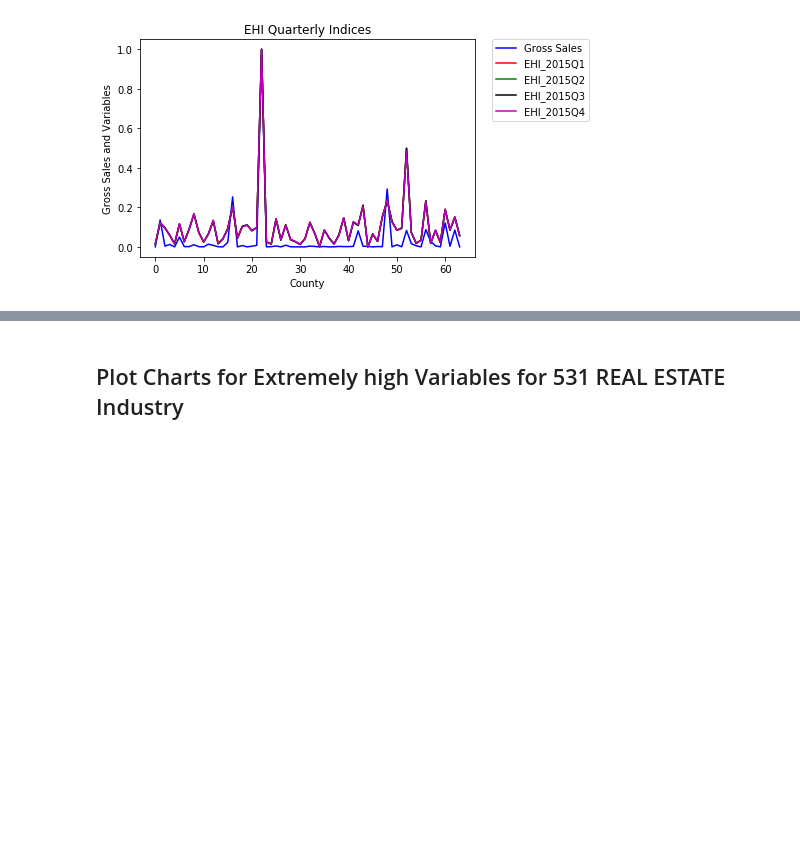
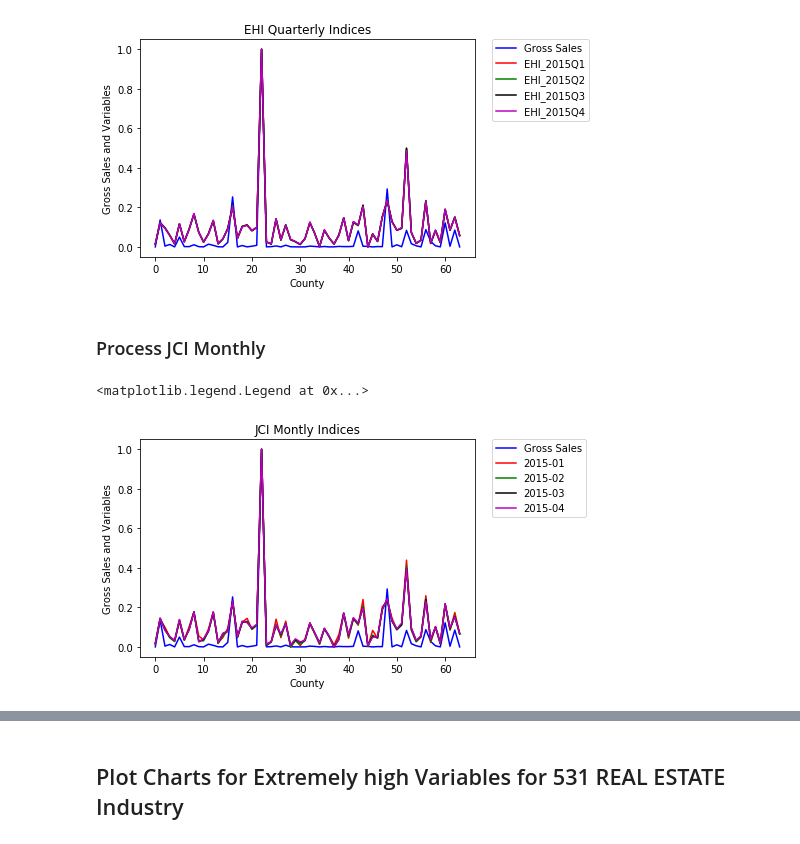
Before and after one commit to Placelogix/MN_Industry, a Jupyter notebook: Plot_Charts/Plot Charts By Industry.ipynb, the cells around one changed output, grey strips where cells are left out. Drawn from its saved outputs; the diff is of its cells as text; code cells hidden in the pictures; blank space fills up the shorter version.

Commit message:
complete charts for Indices

```diff
--- a/Plot_Charts/Plot Charts By Industry.ipynb
+++ b/Plot_Charts/Plot Charts By Industry.ipynb
@@ -297,3 +299,28 @@ plt.legend(bbox_to_anchor=(1.05, 1), loc=2, borderaxespad=0.)
 # %% [output]
 <matplotlib.legend.Legend at 0x...>
 [figure]
+# %% [markdown]
+### Process JCI Monthly
+# %%
+JCI_Raw_Data_norm = gen_norm_indices(RETL_file, 'JCI Monthly')
+
+plt.plot(Retl_Sales_norm['Gross Sales'],'b', label='Gross Sales')
+
+plt.plot(JCI_Raw_Data_norm['2015-01'], 'r', label='2015-01')
+
+plt.plot(JCI_Raw_Data_norm['2015-02'], 'g', label='2015-02')
+
+plt.plot(JCI_Raw_Data_norm['2015-03'], 'k', label='2015-03')
+
+plt.plot(JCI_Raw_Data_norm['2015-04'], 'm', label='2015-04')
+
+plt.xlabel('County')
+
+plt.ylabel('Gross Sales and Variables')
+
+plt.title('JCI Montly Indices')
+
+plt.legend(bbox_to_anchor=(1.05, 1), loc=2, borderaxespad=0.)
+# %% [output]
+<matplotlib.legend.Legend at 0x...>
+[figure, added]
```
Also changed, not shown: parts of 17 cells of this notebook.
